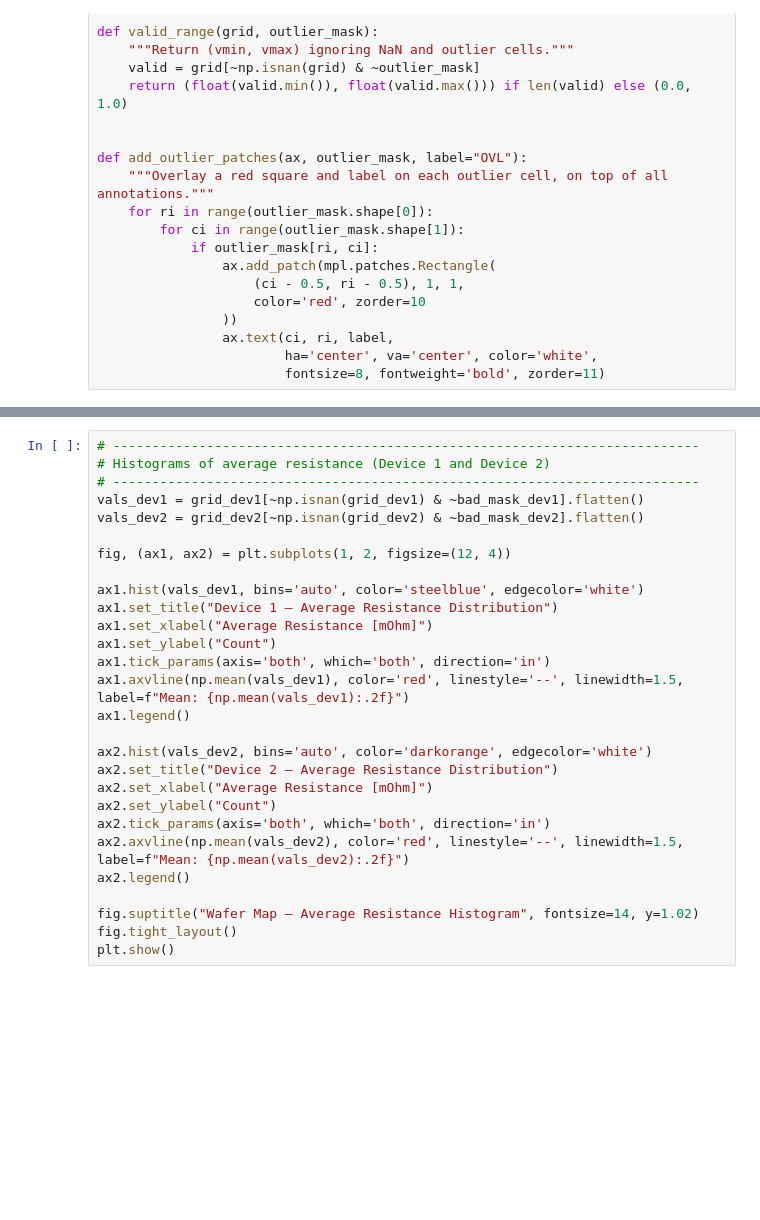
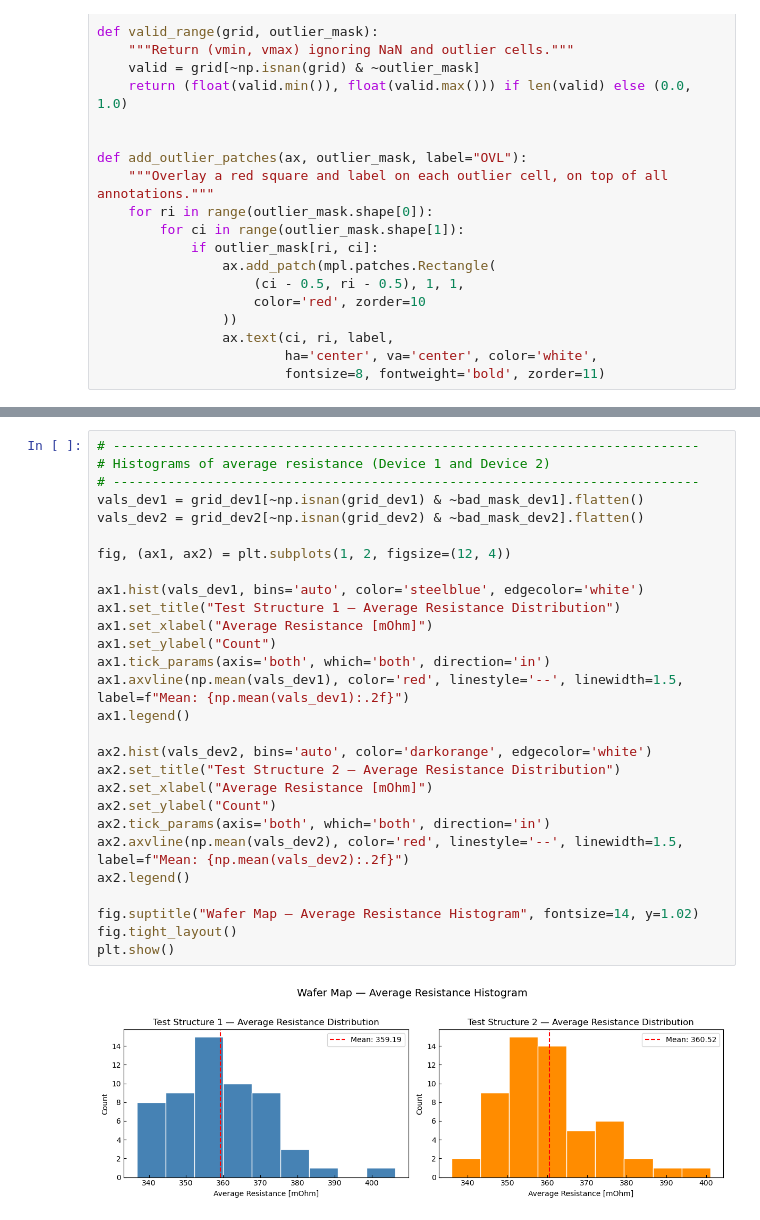
Before and after one commit to gvelarde2/Arceus, a Jupyter notebook: notebooks/Wmap.ipynb, the cells around one changed output, grey strips where cells are left out. Cells and saved outputs as stored; diff of their text form; blank space fills up the shorter version.

```diff
--- a/notebooks/Wmap.ipynb
+++ b/notebooks/Wmap.ipynb
@@ -310,31 +316,33 @@ plt.show()
 # %%
 # ---------------------------------------------------------------------------
 # Histograms of average resistance (Device 1 and Device 2)
 # ---------------------------------------------------------------------------
 vals_dev1 = grid_dev1[~np.isnan(grid_dev1) & ~bad_mask_dev1].flatten()
 vals_dev2 = grid_dev2[~np.isnan(grid_dev2) & ~bad_mask_dev2].flatten()
 
 fig, (ax1, ax2) = plt.subplots(1, 2, figsize=(12, 4))
 
 ax1.hist(vals_dev1, bins='auto', color='steelblue', edgecolor='white')
-ax1.set_title("Device 1 — Average Resistance Distribution")
+ax1.set_title("Test Structure 1 — Average Resistance Distribution")
 ax1.set_xlabel("Average Resistance [mOhm]")
 ax1.set_ylabel("Count")
 ax1.tick_params(axis='both', which='both', direction='in')
 ax1.axvline(np.mean(vals_dev1), color='red', linestyle='--', linewidth=1.5, label=f"Mean: {np.mean(vals_dev1):.2f}")
 ax1.legend()
 
 ax2.hist(vals_dev2, bins='auto', color='darkorange', edgecolor='white')
-ax2.set_title("Device 2 — Average Resistance Distribution")
+ax2.set_title("Test Structure 2 — Average Resistance Distribution")
 ax2.set_xlabel("Average Resistance [mOhm]")
 ax2.set_ylabel("Count")
 ax2.tick_params(axis='both', which='both', direction='in')
 ax2.axvline(np.mean(vals_dev2), color='red', linestyle='--', linewidth=1.5, label=f"Mean: {np.mean(vals_dev2):.2f}")
 ax2.legend()
 
 fig.suptitle("Wafer Map — Average Resistance Histogram", fontsize=14, y=1.02)
 fig.tight_layout()
 plt.show()
+# %% [output]
+[figure, added]
 # %%
 # ---------------------------------------------------------------------------
 # Standard deviation wafer maps
```
Also changed, not shown: parts of 7 cells of this notebook.
